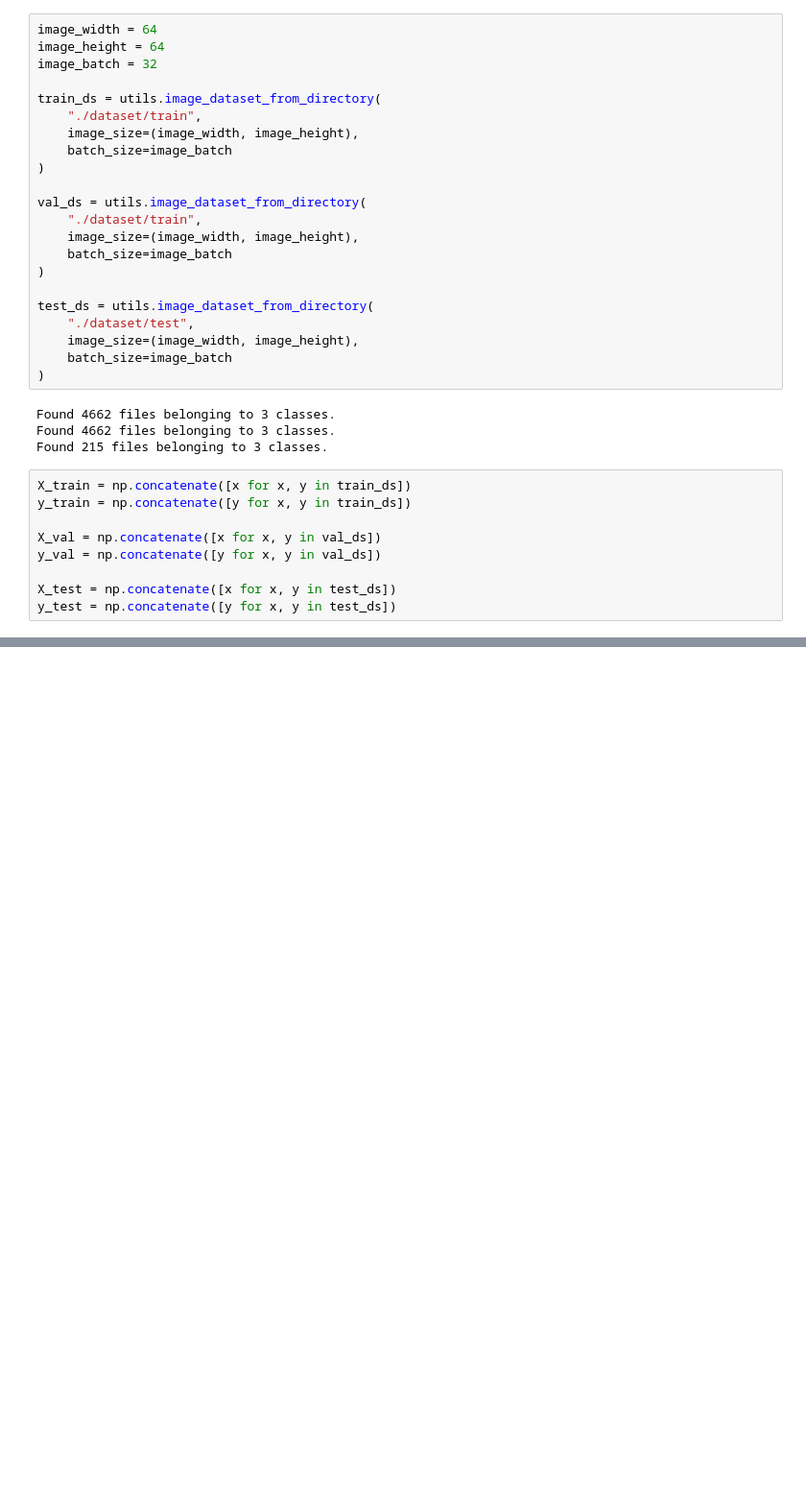
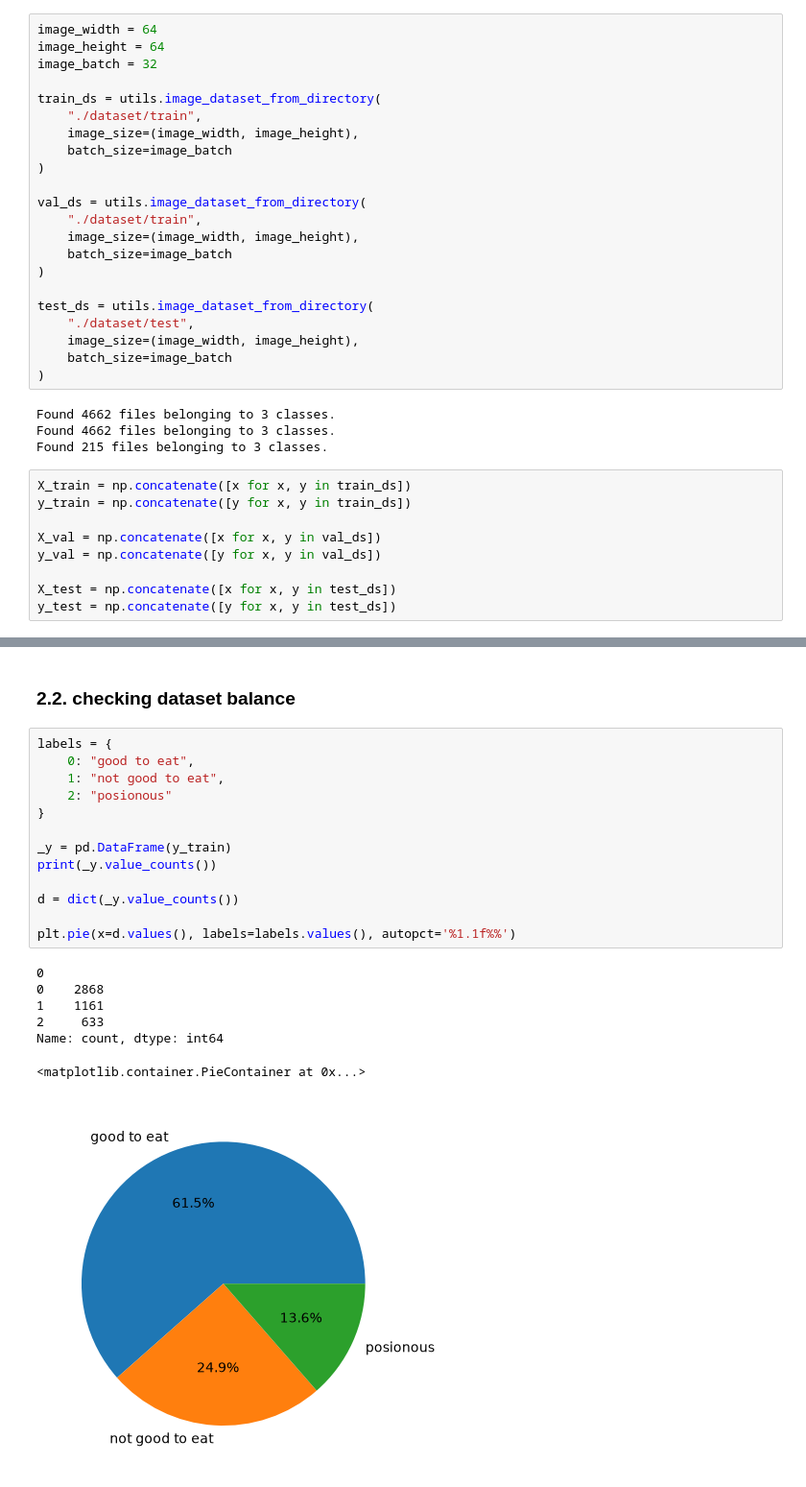
Before and after one commit to rashid7089/Plant-Disease-CNN, a Jupyter notebook: main_1.ipynb, the cells around one changed output, grey strips where cells are left out. Shown at 96% size. Drawn from its saved outputs; the diff is of its cells as text; blank space fills up the shorter version.

```diff
--- a/main_1.ipynb
+++ b/main_1.ipynb
@@ -66 +70,24 @@ for x in X_train[9:19]:
 ... (8 outputs left out)
+# %% [markdown]
+### 2.2. checking dataset balance
+# %%
+labels = {
+    0: "good to eat",
+    1: "not good to eat",
+    2: "posionous"
+}
+
+_y = pd.DataFrame(y_train)
+print(_y.value_counts())
+
+d = dict(_y.value_counts())
+
+plt.pie(x=d.values(), labels=labels.values(), autopct='%1.1f%%')
+# %% [output]
+0
+0    2868
+1    1161
+2     633
+Name: count, dtype: int64
+<matplotlib.container.PieContainer at 0x...>
+[figure, added]
```
Also changed, not shown: parts of 22 cells of this notebook.
